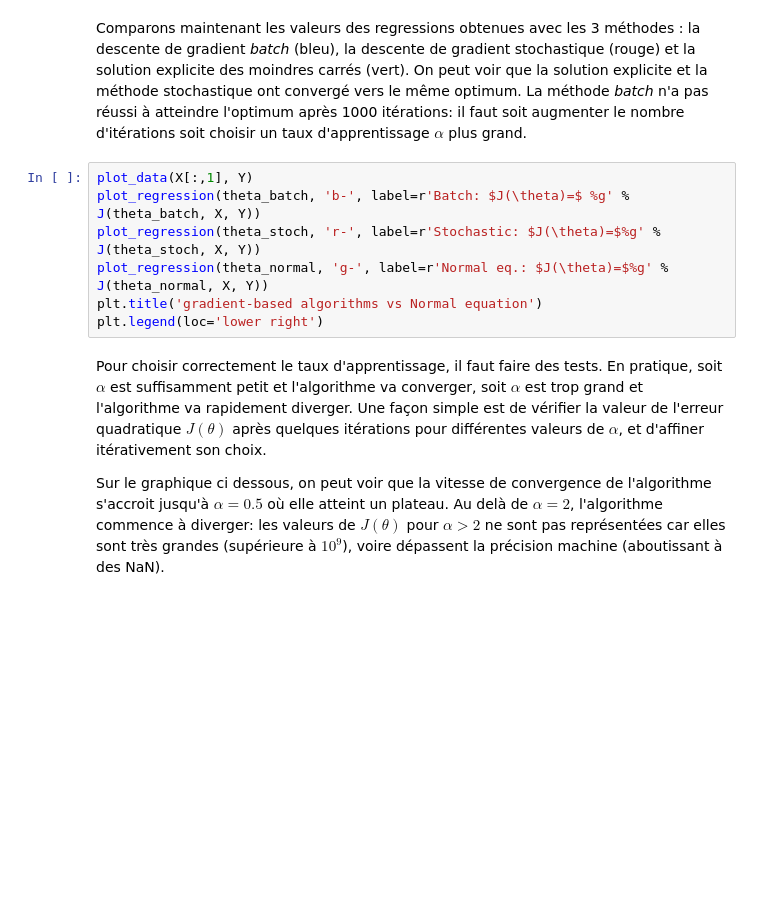
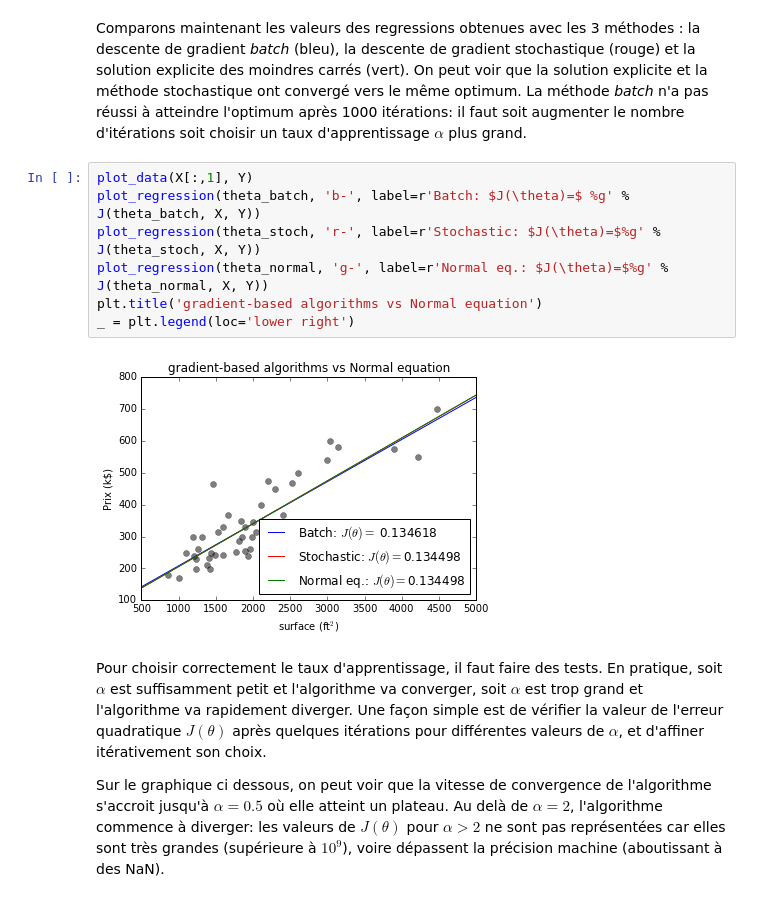
Before and after one commit to sylvchev/coursMLpython, a Jupyter notebook: 3a-RegressionLineaire-Immobilier.ipynb, the cells around one changed output. Saved outputs shown, nothing was run; the diff lists cells and outputs as text; blank space fills up the shorter version.

```diff
--- a/3a-RegressionLineaire-Immobilier.ipynb
+++ b/3a-RegressionLineaire-Immobilier.ipynb
@@ -245,10 +259,12 @@ Comparons maintenant les valeurs des regressions obtenues avec les 3 méthodes :
 # %%
 plot_data(X[:,1], Y)
 plot_regression(theta_batch, 'b-', label=r'Batch: $J(\theta)=$ %g' % J(theta_batch, X, Y))
 plot_regression(theta_stoch, 'r-', label=r'Stochastic: $J(\theta)=$%g' % J(theta_stoch, X, Y))
 plot_regression(theta_normal, 'g-', label=r'Normal eq.: $J(\theta)=$%g' % J(theta_normal, X, Y))
 plt.title('gradient-based algorithms vs Normal equation')
-plt.legend(loc='lower right')
+_ = plt.legend(loc='lower right')
+# %% [output]
+[figure, added]
 # %% [markdown]
 Pour choisir correctement le taux d'apprentissage, il faut faire des tests. En pratique, soit $\alpha$ est suffisamment petit et l'algorithme va converger, soit $\alpha$ est trop grand et l'algorithme va rapidement diverger. Une façon simple est de vérifier la valeur de l'erreur quadratique $J(\theta)$ après quelques itérations pour différentes valeurs de $\alpha$, et d'affiner itérativement son choix.
 
```
Also changed, not shown: parts of 13 cells of this notebook, 1 other file.
